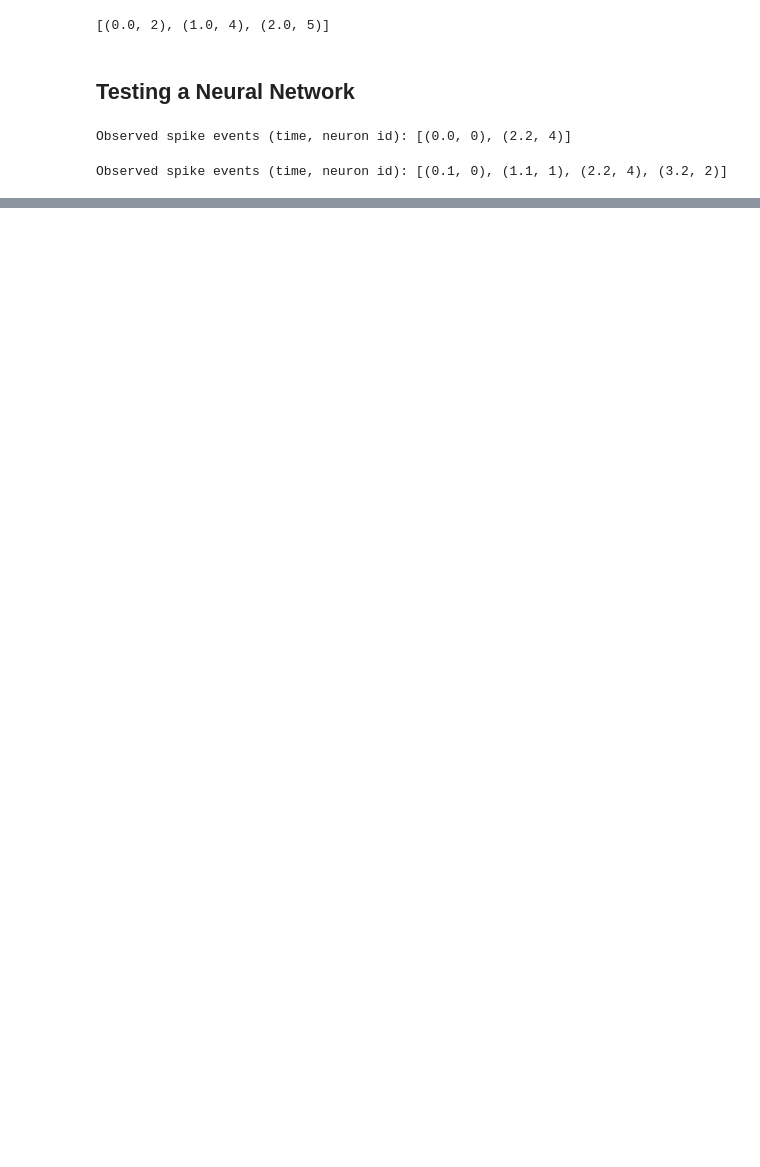
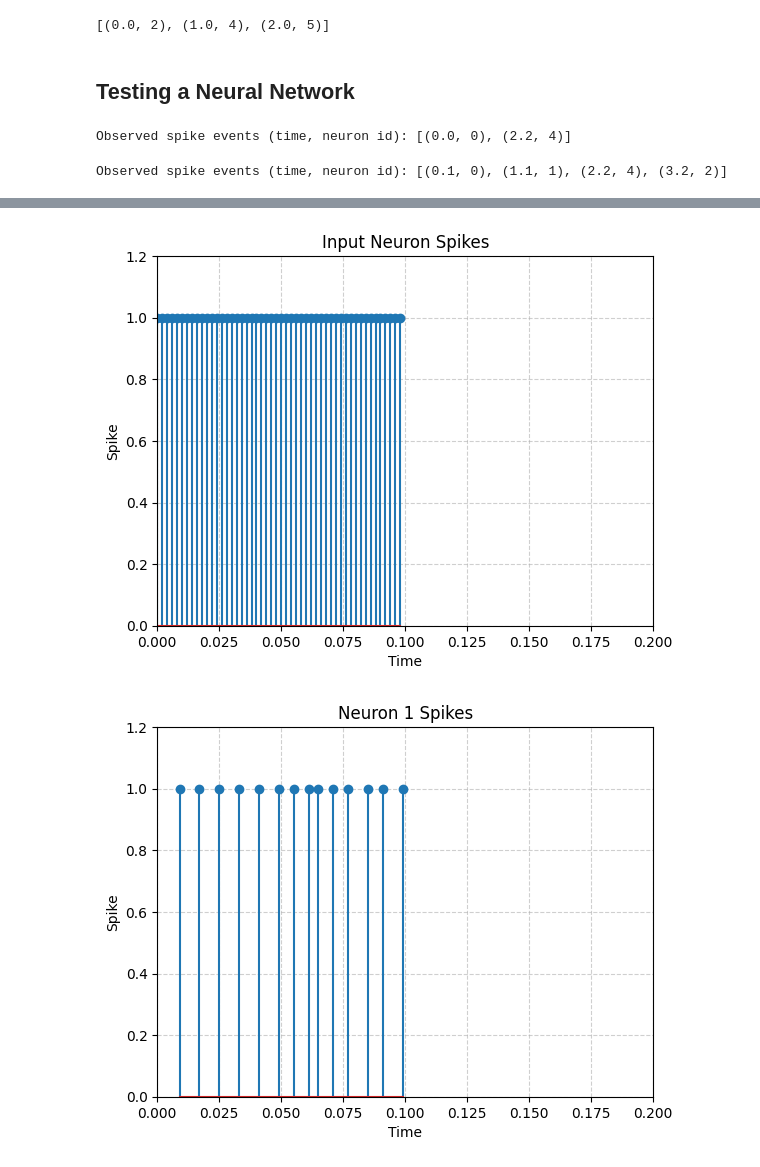
Before and after one commit to Eric-OG/snnblaze, a Jupyter notebook: examples/1-basic-functionalities.ipynb, the cells around one changed output, grey strips where cells are left out. Drawn from its saved outputs; the diff is of its cells as text; code cells hidden in the pictures; blank space fills up the shorter version.

```diff
--- a/examples/1-basic-functionalities.ipynb
+++ b/examples/1-basic-functionalities.ipynb
@@ -101,0 +145,55 @@ Observed spike events (time, neuron id): [(0.1, 0), (1.1, 1), (2.2, 4), (3.2, 2)
+# %%
+def plot_spikes_for_neuron(spike_events, neuron_idx, max_time, title=''):
+    # Filter spike times for the specified neuron
+    times = [t for t, n in spike_events if n == neuron_idx]
+
+    if not times:
+        print(f"No spikes found for neuron {neuron_idx}")
+        return
+
+    amplitudes = [1] * len(times)
+    plt.stem(times, amplitudes, use_line_collection=True)
+    plt.title(title)
+    plt.xlabel("Time")
+    plt.ylabel("Spike")
+    plt.grid(True, linestyle='--', alpha=0.6)
+    plt.ylim(0, 1.2)  # some space above spikes
+    plt.xlim(0, max_time)  # some space above spikes
+    plt.show()
+
+def plot_state_for_neuron(state_events, neuron_idx, max_time, title=''):
+    times = []
+    values = []
+
+    for t, state_vector in state_events:
+        if t <= max_time:
+            times.append(t)
+            values.append(state_vector[neuron_idx])  # pick neuron_idx value
+
+    if not times:
+        print(f"No state data found for neuron {neuron_idx}")
+        return
+
+    plt.plot(times, values, linewidth=1)
+    plt.title(title)
+    plt.xlabel("Time (s)")
+    plt.ylabel("Neuron State / Membrane Potential")
+    plt.grid(True, linestyle='--', alpha=0.6)
+    plt.xlim(0, max_time)
+    plt.show()
+
+run_time = 0.2
+
+plot_spikes_for_neuron(spike_monitor.spike_list, neuron_idx=0, max_time=run_time, title='Input Neuron Spikes')
+
+plot_spikes_for_neuron(spike_monitor.spike_list, neuron_idx=1, max_time=run_time, title='Neuron 1 Spikes')
+plot_state_for_neuron(state_monitor.state_vector_list, neuron_idx=1, max_time=run_time, title='Neuron 2 State')
+
+plot_spikes_for_neuron(spike_monitor.spike_list, neuron_idx=2, max_time=run_time, title='Neuron 2 Spikes')
+plot_state_for_neuron(state_monitor.state_vector_list, neuron_idx=2, max_time=run_time, title='Neuron 2 State')
+
+plot_spikes_for_neuron(spike_monitor.spike_list, neuron_idx=3, max_time=run_time, title='Neuron 3 Spikes')
+plot_state_for_neuron(state_monitor.state_vector_list, neuron_idx=3, max_time=run_time, title='Neuron 3 State')
+# %% [output]
+[figure, added]
+[figure, added]
```
Also changed, not shown: parts of 6 cells of this notebook.
